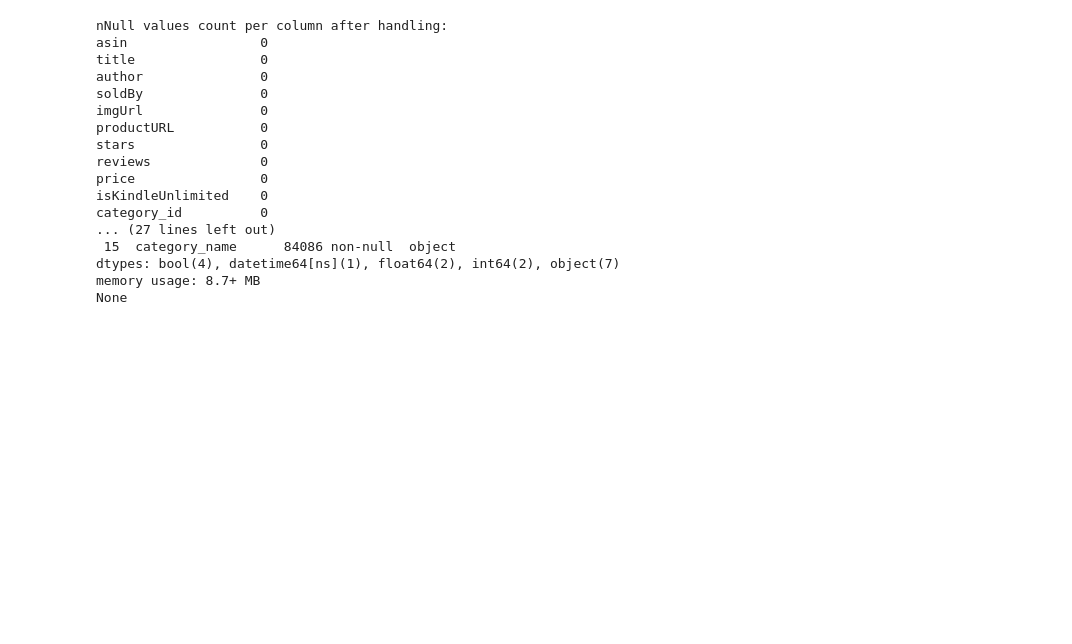
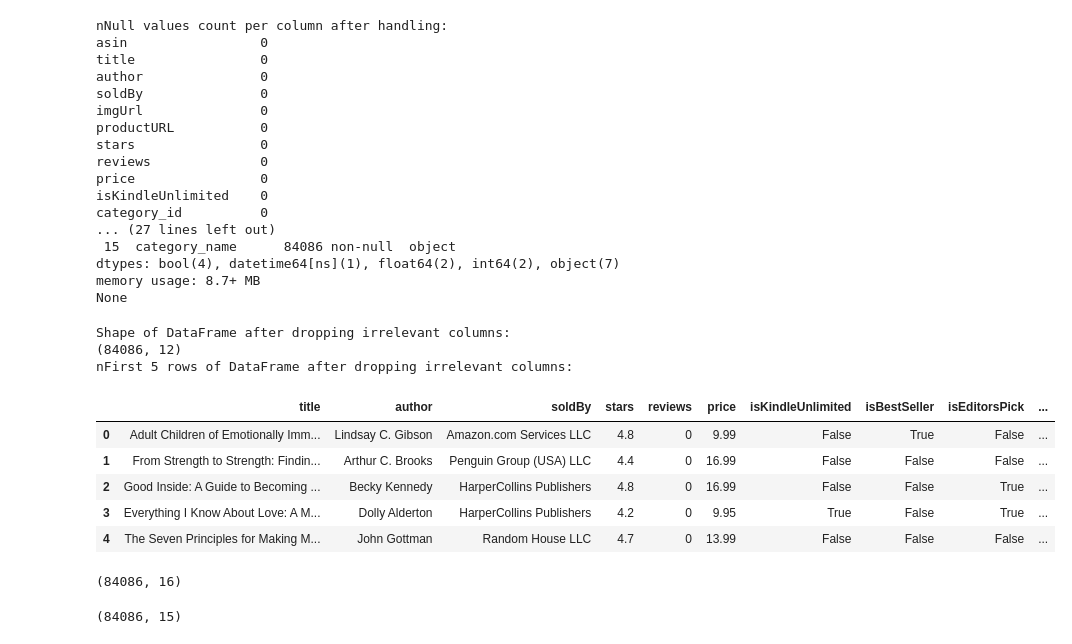
Before and after one commit to SeionixAi/RL-B102-Jayakrishnan-mk, a Jupyter notebook: Machine_Learning/dataset/practice_2.ipynb, the cells around one changed output. Drawn from its saved outputs; the diff is of its cells as text; code cells hidden in the pictures; blank space fills up the shorter version.

```diff
--- a/Machine_Learning/dataset/practice_2.ipynb
+++ b/Machine_Learning/dataset/practice_2.ipynb
@@ -124,3 +125,27 @@ category_id          0
 dtypes: bool(4), datetime64[ns](1), float64(2), int64(2), object(7)
 memory usage: 8.7+ MB
 None
+# %%
+# Columns identified as irrelevant for predicting bestseller status
+irrelevant_columns = ['asin', 'imgUrl', 'productURL', 'category_id']
+# Drop the specified columns from the DataFrame
+df_cleaned = df.drop(columns=irrelevant_columns);
+# %%
+print("Shape of DataFrame after dropping irrelevant columns:")
+print(df_cleaned.shape)
+print("nFirst 5 rows of DataFrame after dropping irrelevant columns:")
+display(df_cleaned.head())
+# %% [output]
+Shape of DataFrame after dropping irrelevant columns:
+(84086, 12)
+nFirst 5 rows of DataFrame after dropping irrelevant columns:
+|  | title | author | soldBy | stars | reviews | price | isKindleUnlimited | isBestSeller | isEditorsPick | ... |
+| 0 | Adult Children of Emotionally Imm... | Lindsay C. Gibson | Amazon.com Services LLC | 4.8 | 0 | 9.99 | False | True | False | ... |
+| 1 | From Strength to Strength: Findin... | Arthur C. Brooks | Penguin Group (USA) LLC | 4.4 | 0 | 16.99 | False | False | False | ... |
+| 2 | Good Inside: A Guide to Becoming ... | Becky Kennedy | HarperCollins Publishers | 4.8 | 0 | 16.99 | False | False | True | ... |
+| 3 | Everything I Know About Love: A M... | Dolly Alderton | HarperCollins Publishers | 4.2 | 0 | 9.95 | True | False | True | ... |
+| 4 | The Seven Principles for Making M... | John Gottman | Random House LLC | 4.7 | 0 | 13.99 | False | False | False | ... |
+# %%
+df.shape
+# %% [output]
+(84086, 16)
@@ -126,0 +161,4 @@ None
+# %%
+df_cleaned.shape
+# %% [output]
+(84086, 15)
```
Also changed, not shown: parts of 5 cells of this notebook.
